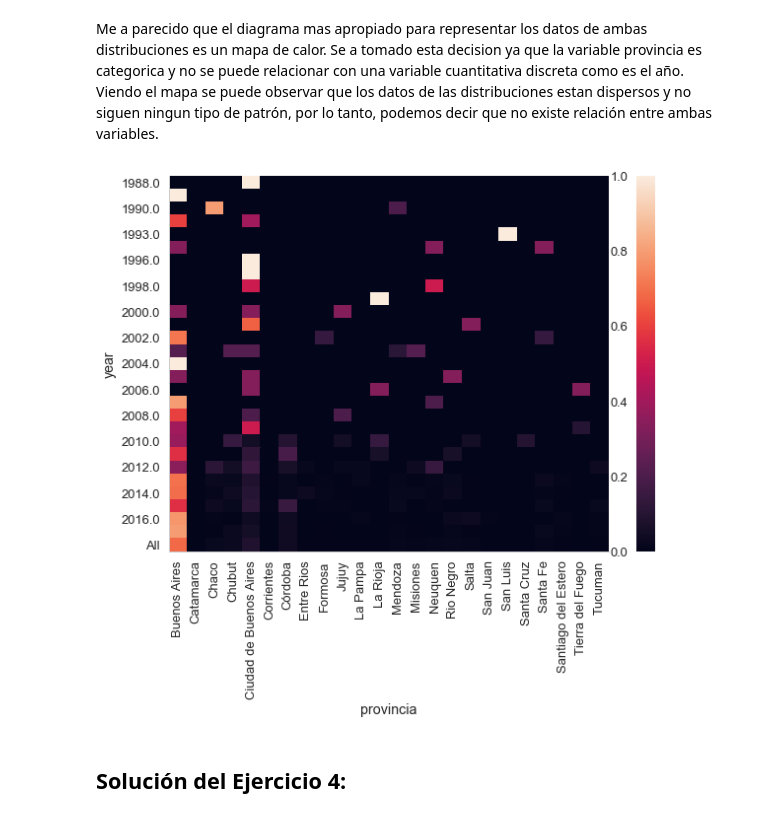
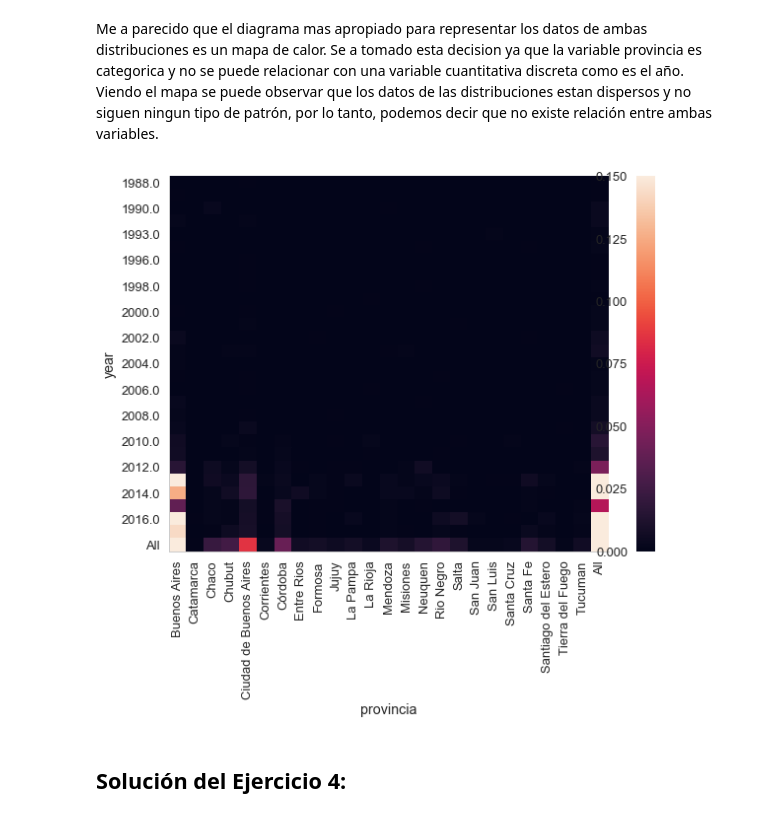
Before and after one commit to franciscocrespo/diplo_datos_2018, a Jupyter notebook: Tarea_integradora_parte_1.ipynb, the cells around one changed output. Cells and saved outputs as stored; diff of their text form; code cells hidden in the pictures.

```diff
--- a/Tarea_integradora_parte_1.ipynb
+++ b/Tarea_integradora_parte_1.ipynb
@@ -49,7 +49,7 @@ def convert_to_int(row):
             return int(row.split(',')[0])
         return row
 
-dataset.loc[:,'year'] = dataset['año'].apply(convert_to_int)
+dataset.loc[:,'year'] = dataset[u'año'].apply(convert_to_int)
 # Se podrían también decodicar los nombres de provincias
 # dataset.loc[:,'provincia'] = dataset.provincia.apply(lambda x: x.decode("utf-8"))
 # %%
@@ -233,7 +233,7 @@ Para esta representar la distribución de los eventos por provincia usamos un di
 ## Solución del Ejercicio 3
 Construir una tabla de doble entrada donde se observen las función de distribución de probabilidades con las 2 variables aleatorias anteriores.
 # %%
-cross_table = pandas.crosstab(index=dataset.year, columns=dataset['provincia'], margins=True, normalize=0)
+cross_table = pandas.crosstab(index=dataset.year, columns=dataset['provincia'], margins=True, normalize=True)
 cross_table
 # %% [output]
 | provincia | Buenos Aires | Catamarca | Chaco | Chubut | Ciudad de Buenos Aires | Corrientes | Córdoba | Entre Rios | ... |
@@ -262,10 +262,10 @@ Viendo el mapa se puede observar que los datos de las distribuciones estan dispe
 # %%
 # Crear una imagen de dichas probabilidades con el gráfico que considere adecuado.
 plt.subplots(figsize=(10, 7))
-seaborn.heatmap(cross_table)
+seaborn.heatmap(cross_table, vmax=.15, vmin=0)
 seaborn.despine()
 # %% [output]
-[figure, old version]
+[figure, new version]
 # %% [markdown]
 ## Solución del Ejercicio 4:
 # %% [markdown]
```
Also changed, not shown: parts of 7 cells of this notebook.
